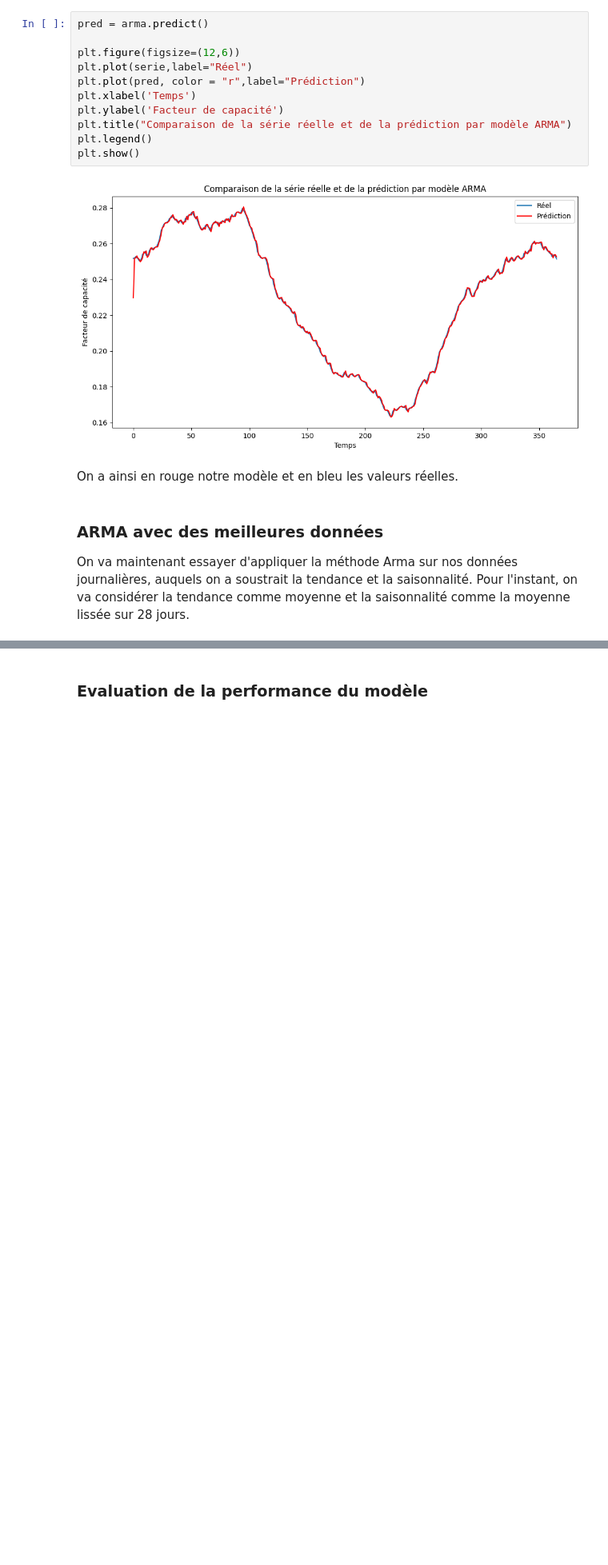
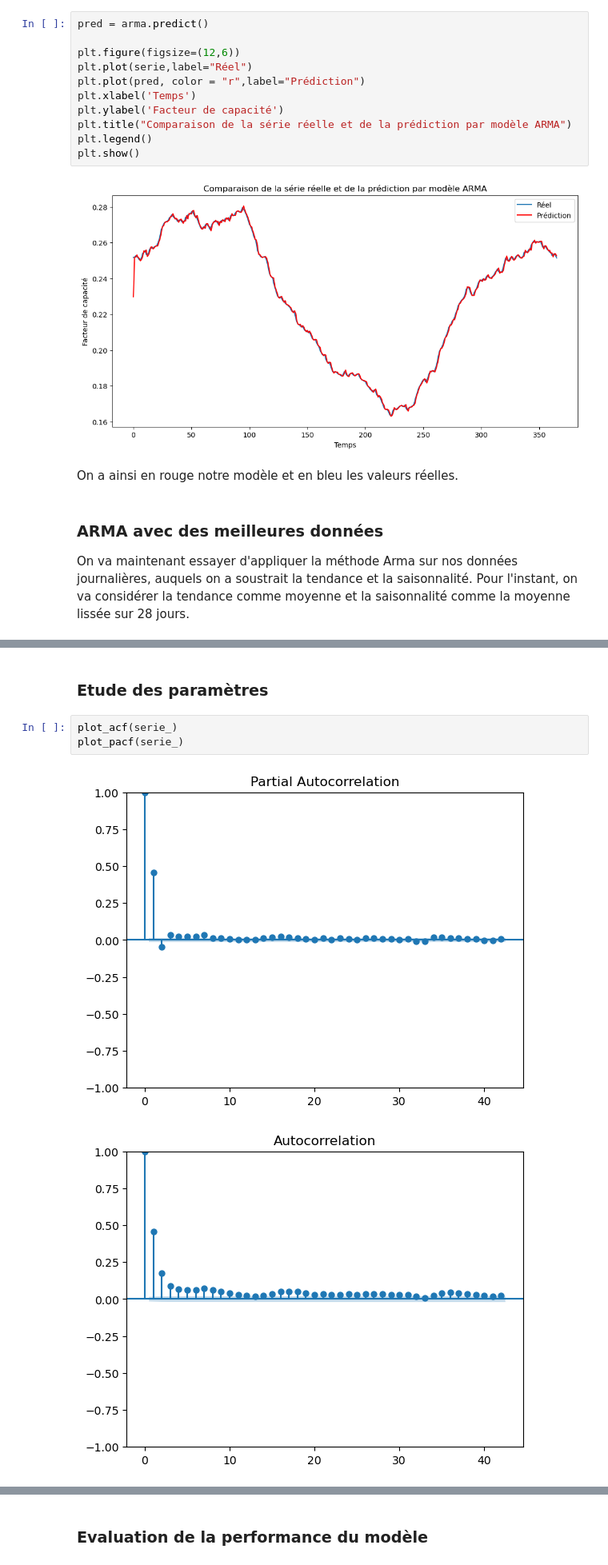
Before and after one commit to dpiot14/Project-4th-year, a Jupyter notebook: wind_Toulouse_Prediction.ipynb, the cells around one changed output, grey strips where cells are left out. Shown at 80% size. Cells and saved outputs as stored; diff of their text form; blank space fills up the shorter version.

```diff
--- a/wind_Toulouse_Prediction.ipynb
+++ b/wind_Toulouse_Prediction.ipynb
@@ -336,0 +321,8 @@ La p-value est de:  0.0
+# %% [markdown]
+### Etude des paramètres
+# %%
+plot_acf(serie_)
+plot_pacf(serie_)
+# %% [output]
+[figure, added]
+[figure, added]
```
Also changed, not shown: parts of 26 cells of this notebook.
